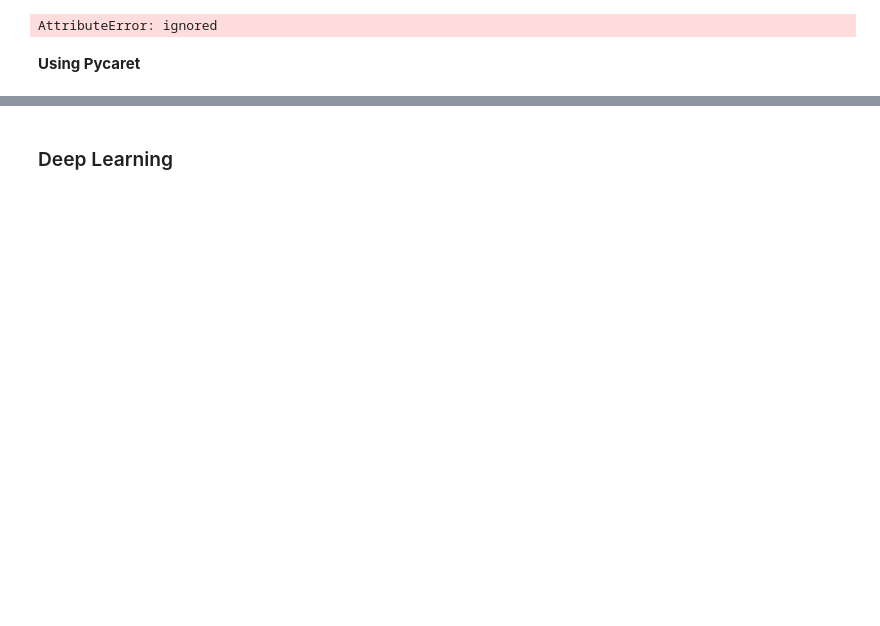
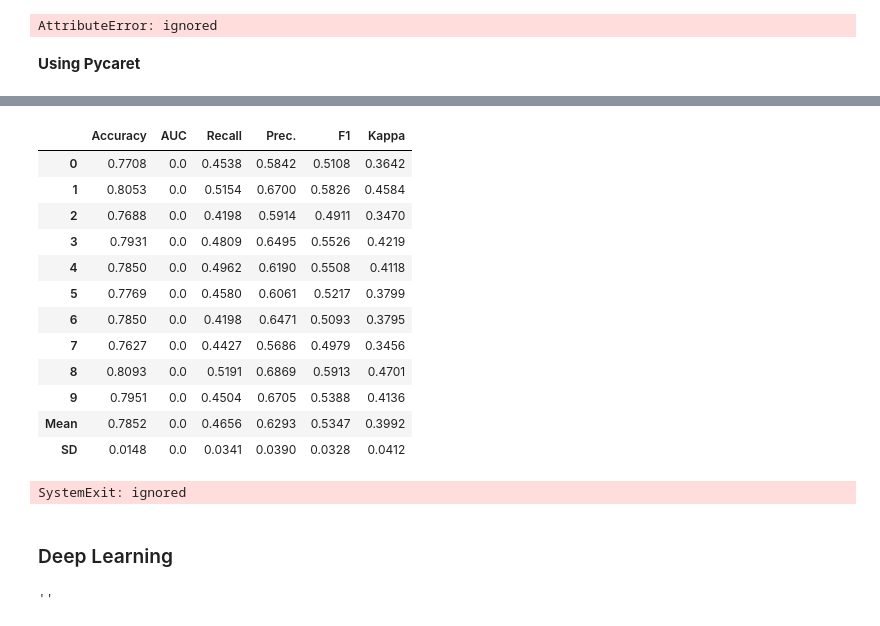
Before and after one commit to asheetsinvhal/dataAnalytics2020, a Jupyter notebook: CustomerChurn/Customer Churn-Predicting dissatisfied customer1.ipynb, the cells around one changed output, grey strips where cells are left out. Cells and saved outputs as stored; diff of their text form; code cells hidden in the pictures; blank space fills up the shorter version.

Commit message:
Created using Colaboratory.Save 2

```diff
--- a/CustomerChurn/Customer Churn-Predicting dissatisfied customer1.ipynb
+++ b/CustomerChurn/Customer Churn-Predicting dissatisfied customer1.ipynb
@@ -450,2 +488,27 @@ ModuleNotFoundError: ignored
+# %%
+ridge_model = create_model('ridge')
+# AUC plot
+plot_model(ridge_model, plot = 'auc')
+# Decision Boundary
+plot_model(ridge_model, plot = 'boundary')
+# Precision Recall Curve
+plot_model(ridge_model, plot = 'pr')
+# Validation Curve
+plot_model(ridge_model, plot = 'vc')
+# %% [output]
+|  | Accuracy | AUC | Recall | Prec. | F1 | Kappa |
+| 0 | 0.7708 | 0.0 | 0.4538 | 0.5842 | 0.5108 | 0.3642 |
+| 1 | 0.8053 | 0.0 | 0.5154 | 0.6700 | 0.5826 | 0.4584 |
+| 2 | 0.7688 | 0.0 | 0.4198 | 0.5914 | 0.4911 | 0.3470 |
+| 3 | 0.7931 | 0.0 | 0.4809 | 0.6495 | 0.5526 | 0.4219 |
+| 4 | 0.7850 | 0.0 | 0.4962 | 0.6190 | 0.5508 | 0.4118 |
+| 5 | 0.7769 | 0.0 | 0.4580 | 0.6061 | 0.5217 | 0.3799 |
+| 6 | 0.7850 | 0.0 | 0.4198 | 0.6471 | 0.5093 | 0.3795 |
+| 7 | 0.7627 | 0.0 | 0.4427 | 0.5686 | 0.4979 | 0.3456 |
+| 8 | 0.8093 | 0.0 | 0.5191 | 0.6869 | 0.5913 | 0.4701 |
+| 9 | 0.7951 | 0.0 | 0.4504 | 0.6705 | 0.5388 | 0.4136 |
+| Mean | 0.7852 | 0.0 | 0.4656 | 0.6293 | 0.5347 | 0.3992 |
+| SD | 0.0148 | 0.0 | 0.0341 | 0.0390 | 0.0328 | 0.0412 |
+SystemExit: ignored
 # %% [markdown]
 ### Deep Learning
@@ -451,0 +517,6 @@ ModuleNotFoundError: ignored
+# %%
+# Check to ensure we're using our GPU
+import tensorflow as tf
+tf.test.gpu_device_name()
+# %% [output]
+''
```
Also changed, not shown: parts of 20 cells of this notebook.
